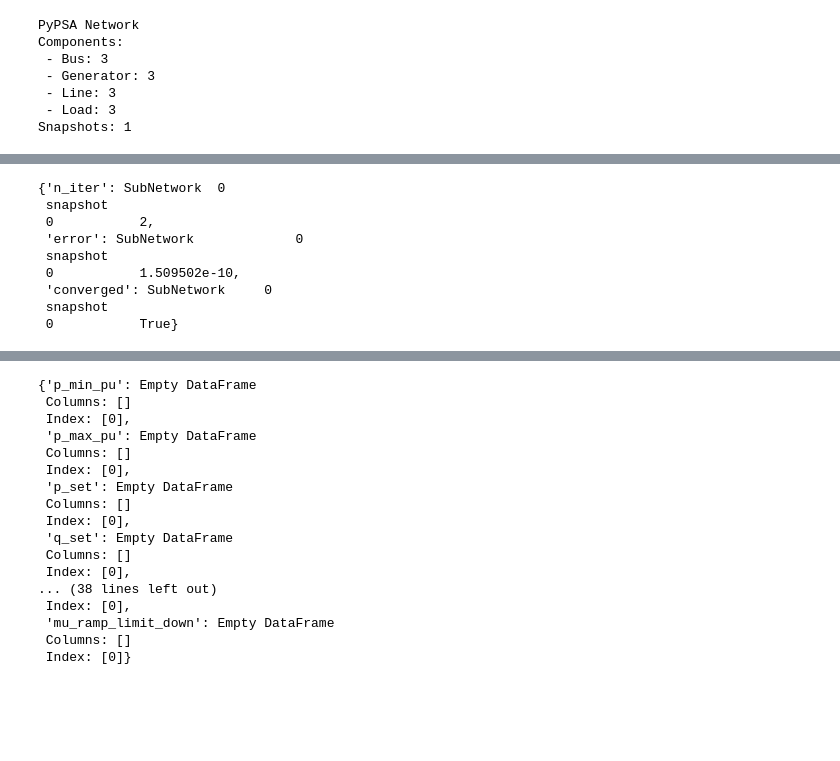
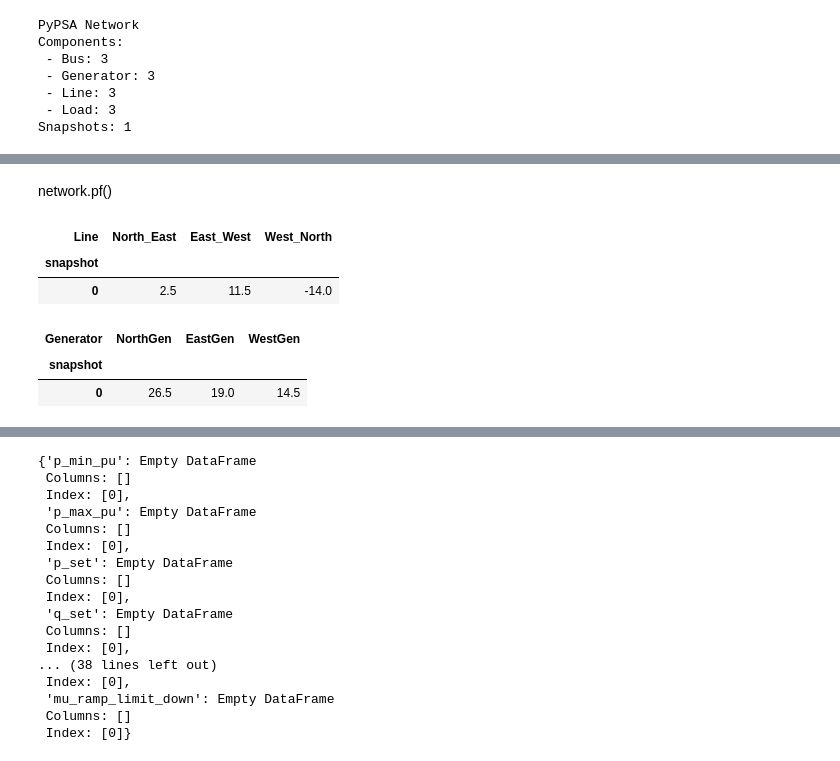
Before and after one commit to SalikMuh/BTU_lectures_2024, a Jupyter notebook: Lect_3/HW1.ipynb, the cells around one changed output, grey strips where cells are left out. Saved outputs shown, nothing was run; the diff lists cells and outputs as text; code cells hidden in the pictures; blank space fills up the shorter version.

```diff
--- a/Lect_3/HW1.ipynb
+++ b/Lect_3/HW1.ipynb
@@ -177,15 +176,17 @@ Solver message: infeasible
-# %%
-network.pf()
-# %% [output]
-{'n_iter': SubNetwork  0
- snapshot
- 0           2,
- 'error': SubNetwork             0
- snapshot
- 0           1.509502e-10,
- 'converged': SubNetwork     0
- snapshot
- 0           True}
+# %% [markdown]
+network.pf()
+# %%
+network.lines_t.p0
+# %% [output]
+| Line | North_East | East_West | West_North |
+| snapshot |  |  |  |
+| 0 | 2.5 | 11.5 | -14.0 |
+# %%
+network.generators_t.p
+# %% [output]
+| Generator | NorthGen | EastGen | WestGen |
+| snapshot |  |  |  |
+| 0 | 26.5 | 19.0 | 14.5 |
 # %%
 network.buses_t
 # %% [output]
```
Also changed, not shown: parts of 13 cells of this notebook.
